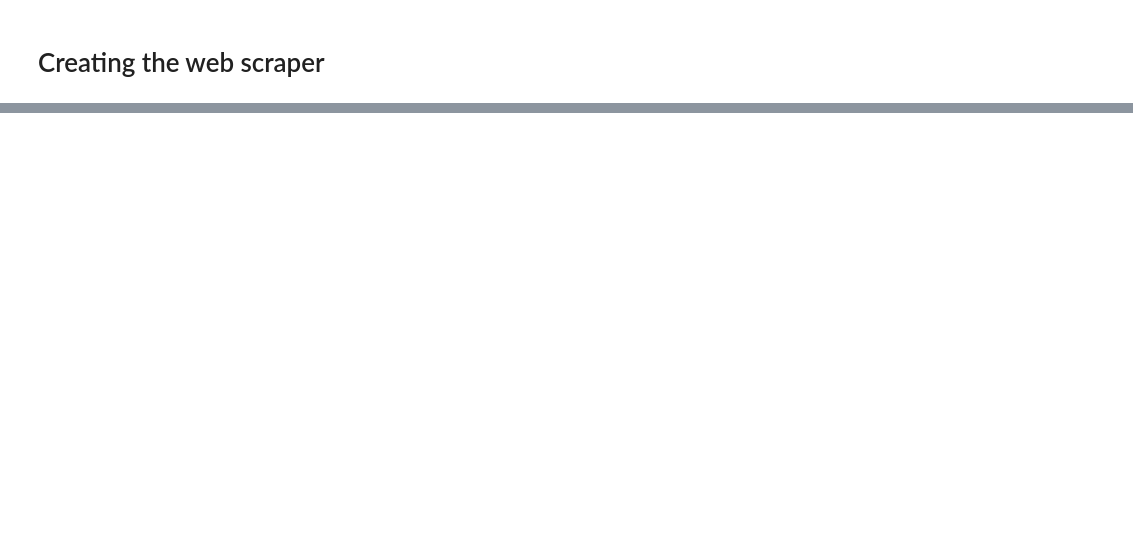
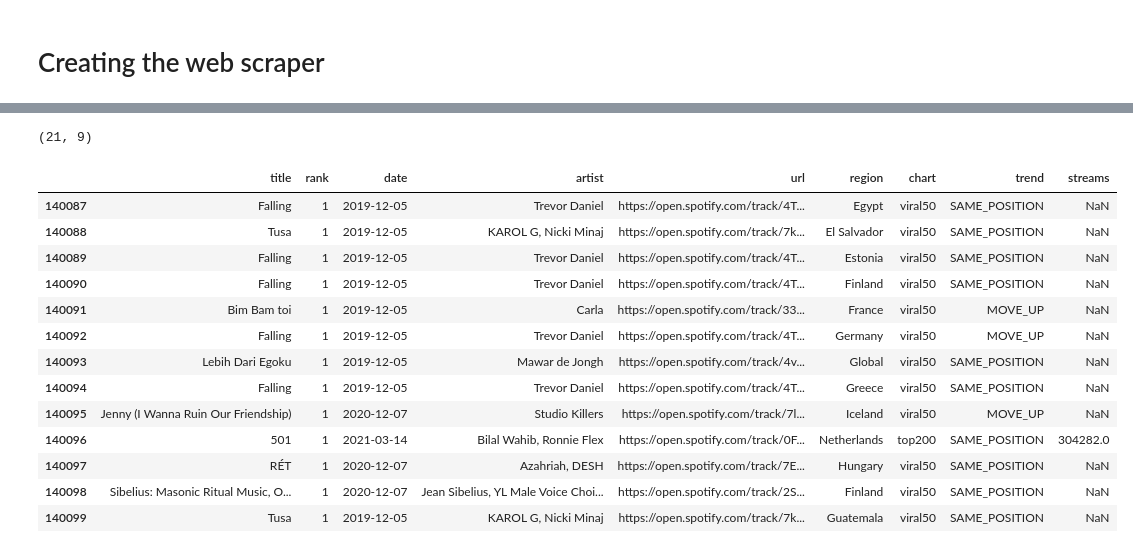
Before and after one commit to HolmQ84/DataScience-ExamProject, a Jupyter notebook: DataScience-SongManagement/JupyterNotebook/Web Scraper for collaborator.ipynb, the cells around one changed output, grey strips where cells are left out. Cells and saved outputs as stored; diff of their text form; code cells hidden in the pictures; blank space fills up the shorter version.

```diff
--- a/DataScience-SongManagement/JupyterNotebook/Web Scraper for collaborator.ipynb
+++ b/DataScience-SongManagement/JupyterNotebook/Web Scraper for collaborator.ipynb
@@ -11,0 +38,2 @@ from bs4 import BeautifulSoup
+# %%
+new_data = refined_data.reset_index(drop = True)
@@ -11,0 +44,2 @@ from bs4 import BeautifulSoup
+# %%
+index_names = new_data[new_data['trend'] == 'SAME_POSITION' ].index
@@ -11,0 +54,2 @@ from bs4 import BeautifulSoup
+# %%
+new_data.drop(index_names, inplace=True)
@@ -11,0 +112,23 @@ from bs4 import BeautifulSoup
+# %%
+new_data = new_data.drop(new_data[new_data.index > 20].index)                          # Using logical condition
+# %%
+new_data.shape
+# %% [output]
+(21, 9)
+# %%
+new_data.iloc[140087:140100,:]
+# %% [output]
+|  | title | rank | date | artist | url | region | chart | trend | streams |
+| 140087 | Falling | 1 | 2019-12-05 | Trevor Daniel | https://open.spotify.com/track/4T... | Egypt | viral50 | SAME_POSITION | NaN |
+| 140088 | Tusa | 1 | 2019-12-05 | KAROL G, Nicki Minaj | https://open.spotify.com/track/7k... | El Salvador | viral50 | SAME_POSITION | NaN |
+| 140089 | Falling | 1 | 2019-12-05 | Trevor Daniel | https://open.spotify.com/track/4T... | Estonia | viral50 | SAME_POSITION | NaN |
+| 140090 | Falling | 1 | 2019-12-05 | Trevor Daniel | https://open.spotify.com/track/4T... | Finland | viral50 | SAME_POSITION | NaN |
+| 140091 | Bim Bam toi | 1 | 2019-12-05 | Carla | https://open.spotify.com/track/33... | France | viral50 | MOVE_UP | NaN |
+| 140092 | Falling | 1 | 2019-12-05 | Trevor Daniel | https://open.spotify.com/track/4T... | Germany | viral50 | MOVE_UP | NaN |
+| 140093 | Lebih Dari Egoku | 1 | 2019-12-05 | Mawar de Jongh | https://open.spotify.com/track/4v... | Global | viral50 | SAME_POSITION | NaN |
+| 140094 | Falling | 1 | 2019-12-05 | Trevor Daniel | https://open.spotify.com/track/4T... | Greece | viral50 | SAME_POSITION | NaN |
+| 140095 | Jenny (I Wanna Ruin Our Friendship) | 1 | 2020-12-07 | Studio Killers | https://open.spotify.com/track/7l... | Iceland | viral50 | MOVE_UP | NaN |
+| 140096 | 501 | 1 | 2021-03-14 | Bilal Wahib, Ronnie Flex | https://open.spotify.com/track/0F... | Netherlands | top200 | SAME_POSITION | 304282.0 |
+| 140097 | RÉT | 1 | 2020-12-07 | Azahriah, DESH | https://open.spotify.com/track/7E... | Hungary | viral50 | SAME_POSITION | NaN |
+| 140098 | Sibelius: Masonic Ritual Music, O... | 1 | 2020-12-07 | Jean Sibelius, YL Male Voice Choi... | https://open.spotify.com/track/2S... | Finland | viral50 | SAME_POSITION | NaN |
+| 140099 | Tusa | 1 | 2019-12-05 | KAROL G, Nicki Minaj | https://open.spotify.com/track/7k... | Guatemala | viral50 | SAME_POSITION | NaN |
```
Also changed, not shown: parts of 43 cells of this notebook.
